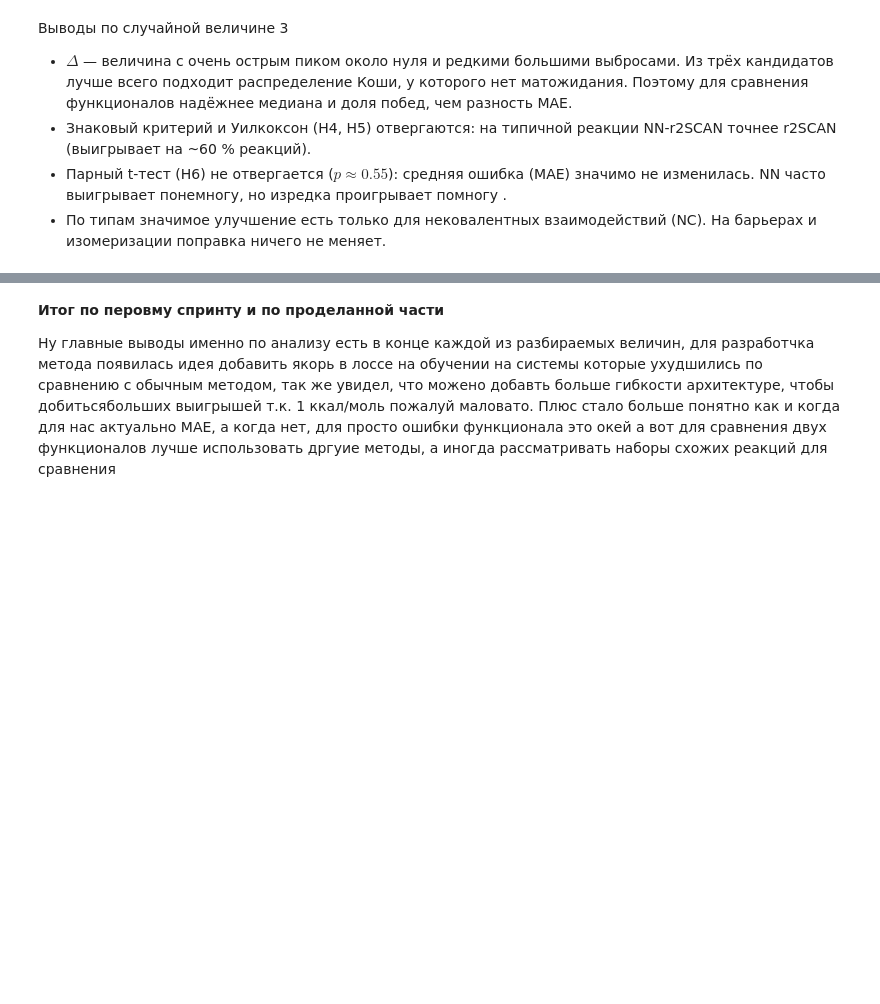
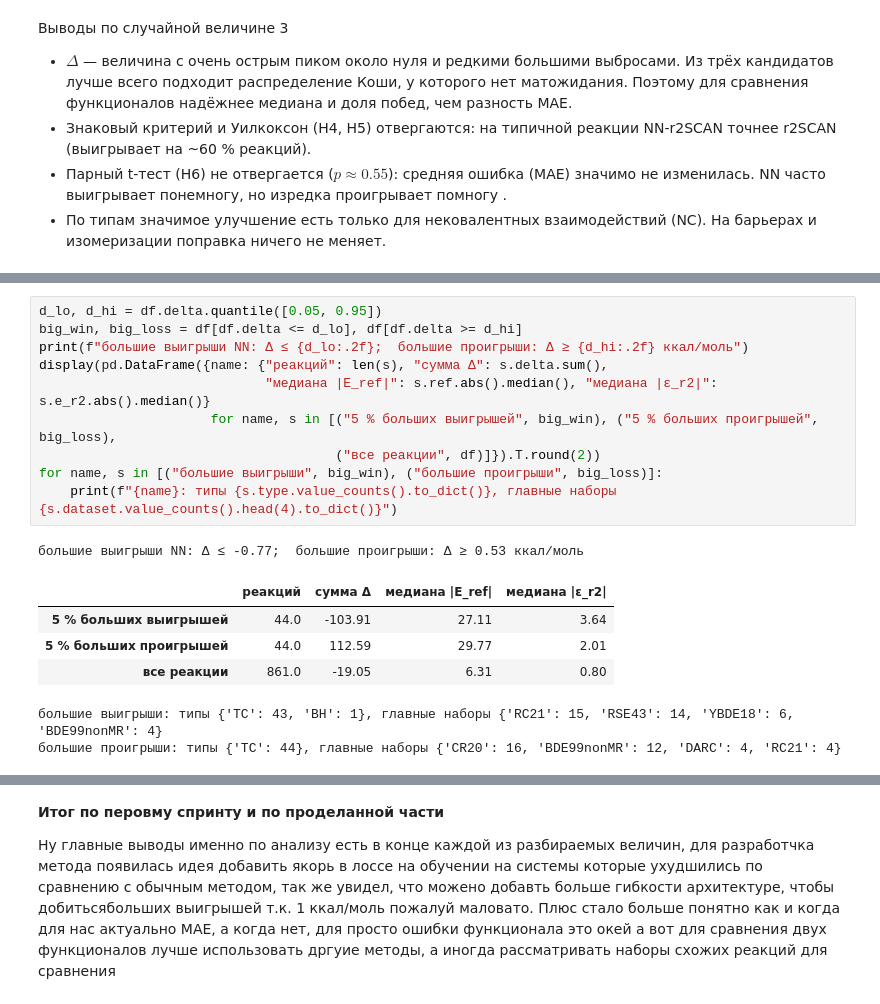
Before and after one commit to M1f0Rt/StatProject, a Jupyter notebook: lab01_sprint1 .ipynb, the cells around one changed output, grey strips where cells are left out. Cells and saved outputs as stored; diff of their text form; blank space fills up the shorter version.

```diff
--- a/lab01_sprint1.ipynb
+++ b/lab01_sprint1 .ipynb
@@ -497,0 +703,18 @@ by_type
+# %%
+d_lo, d_hi = df.delta.quantile([0.05, 0.95])
+big_win, big_loss = df[df.delta <= d_lo], df[df.delta >= d_hi]
+print(f"большие выигрыши NN: Δ ≤ {d_lo:.2f};  большие проигрыши: Δ ≥ {d_hi:.2f} ккал/моль")
+display(pd.DataFrame({name: {"реакций": len(s), "сумма Δ": s.delta.sum(),
+                             "медиана |E_ref|": s.ref.abs().median(), "медиана |ε_r2|": s.e_r2.abs().median()}
+                      for name, s in [("5 % больших выигрышей", big_win), ("5 % больших проигрышей", big_loss),
+                                      ("все реакции", df)]}).T.round(2))
+for name, s in [("большие выигрыши", big_win), ("большие проигрыши", big_loss)]:
+    print(f"{name}: типы {s.type.value_counts().to_dict()}, главные наборы {s.dataset.value_counts().head(4).to_dict()}")
+# %% [output]
+большие выигрыши NN: Δ ≤ -0.77;  большие проигрыши: Δ ≥ 0.53 ккал/моль
+|  | реакций | сумма Δ | медиана |E_ref| | медиана |ε_r2| |
+| 5 % больших выигрышей | 44.0 | -103.91 | 27.11 | 3.64 |
+| 5 % больших проигрышей | 44.0 | 112.59 | 29.77 | 2.01 |
+| все реакции | 861.0 | -19.05 | 6.31 | 0.80 |
+большие выигрыши: типы {'TC': 43, 'BH': 1}, главные наборы {'RC21': 15, 'RSE43': 14, 'YBDE18': 6, 'BDE99nonMR': 4}
+большие проигрыши: типы {'TC': 44}, главные наборы {'CR20': 16, 'BDE99nonMR': 12, 'DARC': 4, 'RC21': 4}
```
Also changed, not shown: parts of 33 cells of this notebook, 1 other file.
